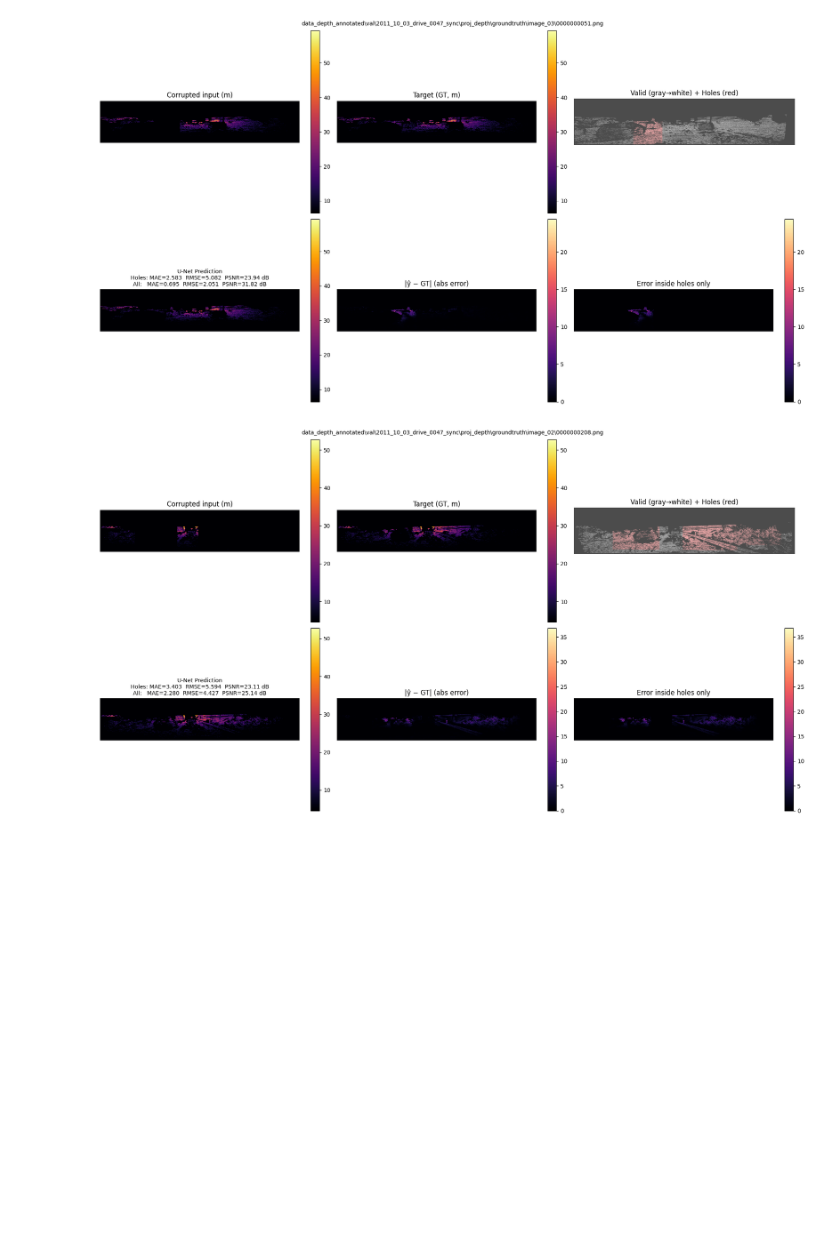
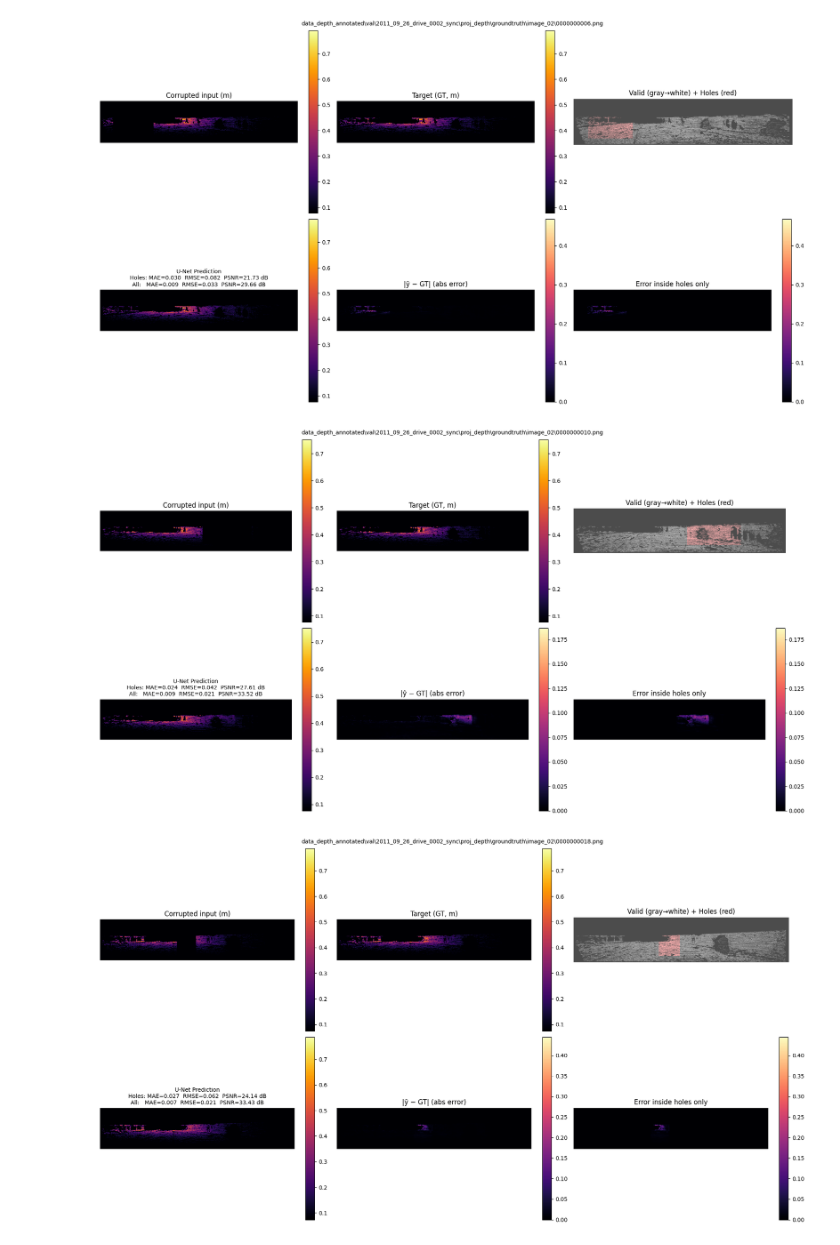
Before and after one commit to jrai51/comp-imaging-project, a Jupyter notebook: loading.ipynb, the cells around one changed output. Drawn from its saved outputs; the diff is of its cells as text; code cells hidden in the pictures; blank space fills up the shorter version.

Commit message:
unet training on 50% data for 10 epochs

```diff
--- a/loading.ipynb
+++ b/loading.ipynb
@@ -846,9 +695,16 @@ val_loader = DataLoader(
 print(f"Train subset: {len(sub_train)} / {len(ds_train)}  |  Val subset: {len(sub_val)} / {len(ds_val)}")
 
 
-# model = train_unet(train_loader, val_loader,
-#                    epochs=4, lr=1e-3,
-#                    lambda_holes=2.0, beta_tv=0.01,
-#                    normalized=False, max_depth_m=80.0,
-#                    ckpt_path="unet_depth_inpaint_best.pt")
+model, history = train_unet(train_loader, val_loader,
+                   epochs=10, lr=1e-3,
+                   lambda_holes=2.0, beta_tv=0.01,
+                   normalized=True, max_depth_m=80.0,
+                   ckpt_path="unet_depth_inpaint_best.pt")
+
+
+# Save history library as a json file
+import json
+file_path = "training_history.json"
+with open(file_path, "w") as f:
+    json.dump(history, f, indent=4)
 # %% [output]
@@ -893,7 +749,7 @@ def _disp_range_from_gt(gt, valid_mask):
     return vmin, vmax
 
 @torch.no_grad()
-def visualize_unet_batch(model, val_loader, device=None, normalized=False, max_depth_m=80.0,
+def visualize_unet_batch(model, val_loader_batch, device=None, normalized=False, max_depth_m=80.0,
                          num_samples=2, save_prefix=None):
     """
     Renders up to 'num_samples' items from a single val batch.
@@ -903,18 +759,39 @@ def visualize_unet_batch(model, val_loader, device=None, normalized=False, max_d
     device = device or ("cuda" if torch.cuda.is_available() else "cpu")
     model.eval()
 
-    batch = next(iter(val_loader))
+    # total_batches = len(val_loader)
+
+
+    # batch = next(iter(val_loader))
+    batch = val_loader_batch
     inp = batch["input_depth"].to(device)    # (B,1,H,W)
     tgt = batch["target_depth"].to(device)   # (B,1,H,W)
     vm  = batch["valid_mask"].to(device)     # (B,1,H,W) bool
     path_list = batch["path"]
 
+
     pred = model(inp)
 
     max_val = 1.0 if normalized else max_depth_m
 
-    B = inp.shape[0]
-    S = min(B, num_samples)
+    B = inp.shape[0] # batch size
+    S = min(B, num_samples) # if we want num samples < B (say 2 < 4), great. otherwise, we only have B available.
+    # but if we have num_samples > B, we should iterate to the next batch, and show those.
+    # after showing one batch, how do i know if i should iterate to the next?
+        # why don't i just loop through batches and show data until i've ran out of any to show?
+            # because I might more samples than requested (might show all samples in test_loader, but only want to show 10)
+        # so keep track as I go. Stop looping once I have displayed enough.
+        # If there's not enough, don't show more than what is available in the first batch.
+
+
+    # if images_available < num_samples, only show images_available
+    # if num_samples > images_available, show num_samples
+    # but we
+    # for img in batch:
+    #   visualize image
+
+    # honestly... easier to just pass in a batch and call this function multiple times, than try to fanagle here.
+
     for i in range(S):
         x  = inp[i,0]    # (H,W)
         y  = tgt[i,0]
@@ -951,38 +828,44 @@ def visualize_unet_batch(model, val_loader, device=None, normalized=False, max_d
         title_pred = f"U-Net Prediction\nHoles: MAE={mae_h:.3f}  RMSE={rmse_h:.3f}  PSNR={psnr_h:.2f} dB\nAll:   MAE={mae_a:.3f}  RMSE={rmse_a:.3f}  PSNR={psnr_a:.2f} dB"
         im2 = axs[1,0].imshow(yhat_np, cmap='inferno', vmin=vmin, vmax=vmax); axs[1,0].set_title(title_pred, fontsize=10); axs[1,0].axis('off'); plt.colorbar(im2, ax=axs[1,0], fraction=0.046)
         im3 = axs[1,1].imshow(err_np, cmap='magma'); axs[1,1].set_title("|ŷ − GT| (abs error)"); axs[1,1].axis('off'); plt.colorbar(im3, ax=axs[1,1], fraction=0.046)
 
         # difference overlay only inside holes (zero elsewhere)
         diff_holes = torch.zeros_like(y); diff_holes[holes] = err[holes]
         im4 = axs[1,2].imshow(diff_holes.cpu().numpy(), cmap='magma'); axs[1,2].set_title("Error inside holes only"); axs[1,2].axis('off'); plt.colorbar(im4, ax=axs[1,2], fraction=0.046)
 
         plt.tight_layout()
         if save_prefix:
             outpath = f"{save_prefix}_sample{i}.png"
             plt.savefig(outpath, dpi=200, bbox_inches='tight')
             print(f"Saved {outpath}")
         plt.show()
 
 # -------- load best checkpoint and visualize ----------
 device = "cuda" if torch.cuda.is_available() else "cpu"
 
 # Recreate the model exactly as during training
 viz_model = DepthUNet(in_ch=1, base_ch=32).to(device)
-ckpt = torch.load("unet_depth_inpaint_best.pt", map_location=device)
+ckpt = torch.load("unet_depth_epochs6_frac25.pt", map_location=device)
 viz_model.load_state_dict(ckpt["model"])
 
 # Set this to match your dataset 'normalize' flag:
-normalized_flag = False  # you used normalize=False above
+normalized_flag = True  # you used normalize=False above
 
-# Visualize a couple from val_loader
-visualize_unet_batch(viz_model, val_loader, device=device,
-                     normalized=normalized_flag, max_depth_m=80.0,
-                     num_samples=2, save_prefix=None)
+it = iter(test_loader)
+batches_to_visualize = 5
+for i in range(batches_to_visualize):
+    test_batch = next(it)
+    visualize_unet_batch(viz_model, test_batch, device=device,
+                    normalized=normalized_flag, max_depth_m=80.0,
+                    num_samples=1, save_prefix=None)
+
+
 
 
 ##############################################################################
 # TODO: ALSO VISUALIZE VALID MASK THAT IS RETURNED FROM THE U-NET PREDICTION #
 ##############################################################################
 # %% [output]
-[figure, old version]
+[figure, new version]
-[figure, old version]
+[figure, new version]
+[figure, added]
```
Also changed, not shown: parts of 6 cells of this notebook, 4 other files.
